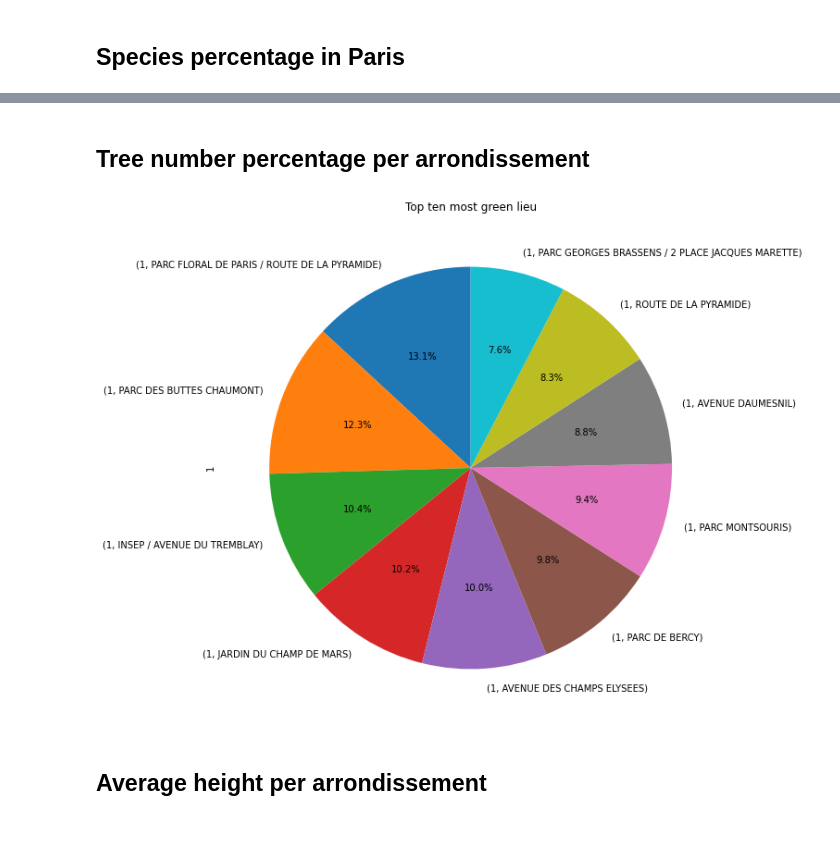
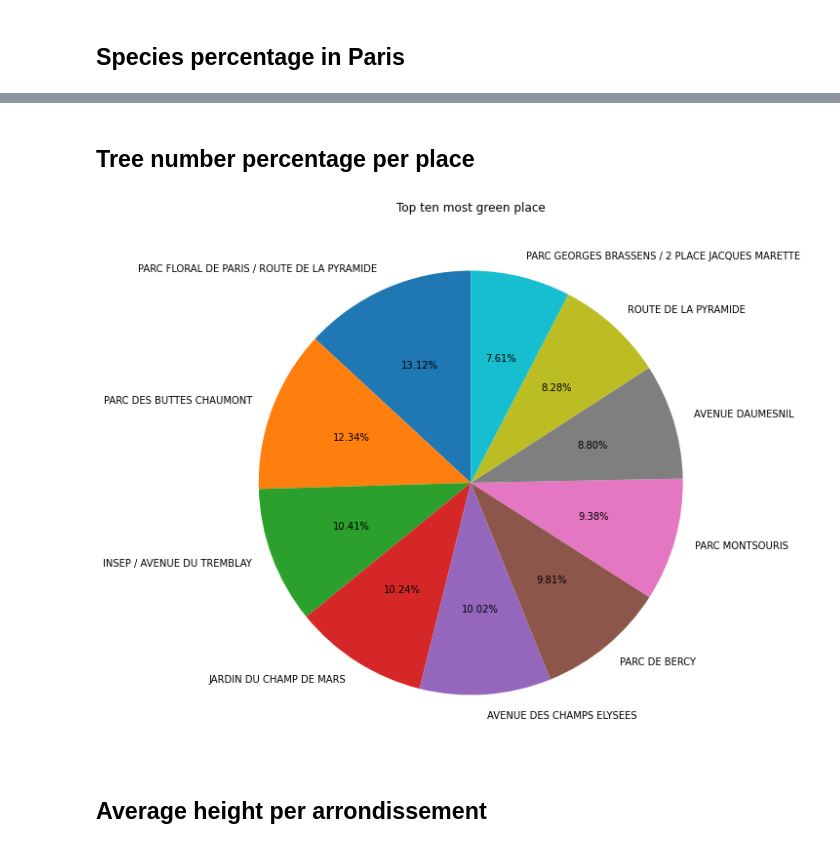
Before and after one commit to lynda-trad/Paris-Trees, a Jupyter notebook: Trees-of-Paris.ipynb, the cells around one changed output, grey strips where cells are left out. Cells and saved outputs as stored; diff of their text form; code cells hidden in the pictures.

```diff
--- a/Trees-of-Paris.ipynb
+++ b/Trees-of-Paris.ipynb
@@ -17,8 +18,6 @@ def cleaningColumns(dataF):
     dataF.drop('numero', axis=1, inplace=True)
     dataF.drop('id_emplacement', axis=1, inplace=True)
     dataF.drop('variete', axis=1, inplace=True)
-    dataF.drop('geo_point_2d_a', axis=1, inplace=True)
-    dataF.drop('geo_point_2d_b', axis=1, inplace=True)
     dataF.drop('stade_developpement', axis=1, inplace=True)
     dataF.drop('remarquable', axis=1, inplace=True)
     return dataF
@@ -131,15 +145,15 @@ plt.show()
 # %% [markdown]
-## Tree number percentage per arrondissement
+## Tree number percentage per place
 # %%
-# Tree number percentage per 'lieu'
-lieu_group = data.assign(dummy=1).groupby(['dummy', 'lieu']).size().\
-    groupby(level=0).apply(lambda x: 100 * x / x.sum()).sort_values(ascending=False)
-lieu_group.head(10).plot(kind='pie', subplots=True, startangle=90, figsize=(15, 10), autopct='%1.1f%%')
-plt.title('Top ten most green lieu')
-plt.savefig("./resources/top_ten_lieu.png")
+# Tree number percentage per place
+lieu_group = data.assign(dummy=1).groupby(['lieu']).size().sort_values(ascending=False)
+lieu_group.head(10).plot(kind='pie', subplots=True, startangle=90, figsize=(15, 10), autopct='%1.2f%%')
+plt.title('Top ten most green place')
+plt.ylabel('')
+plt.savefig("./resources/top_ten_most_green_places.png")
 plt.show()
 # %% [output]
-[figure, old version]
+[figure, new version]
 # %% [markdown]
 ## Average height per arrondissement
 # %%
```
Also changed, not shown: parts of 12 cells of this notebook, 10 other files.
